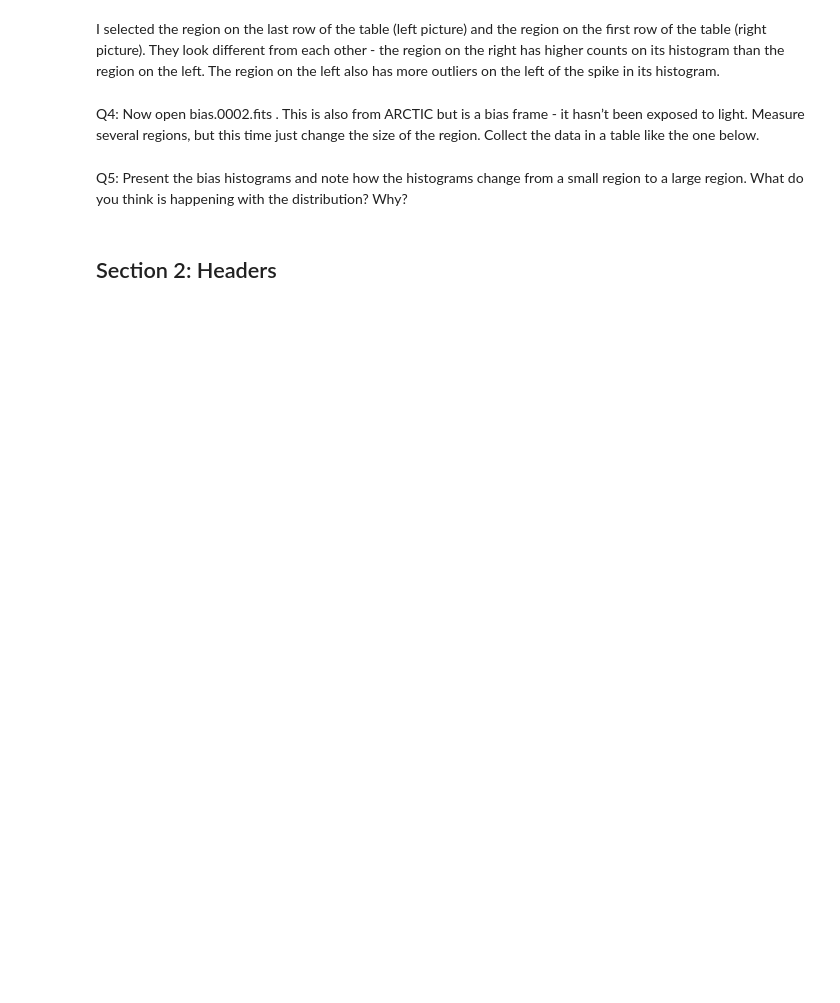
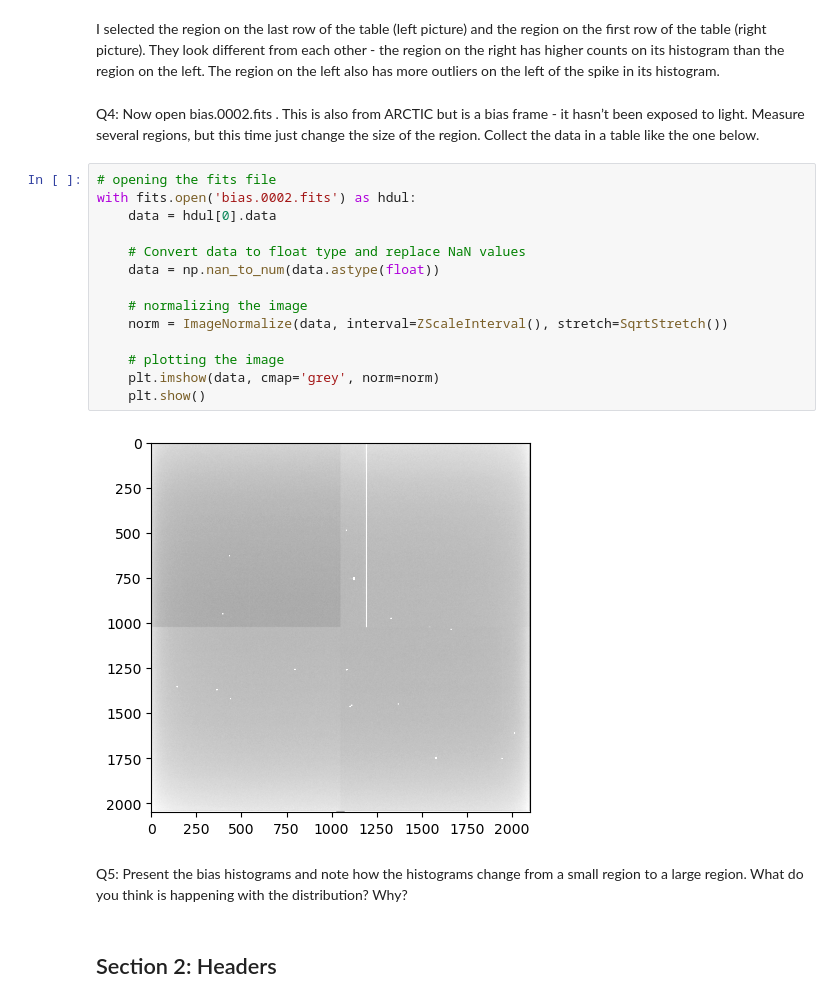
Before and after one commit to emmabacarra/Astr-480, a Jupyter notebook: Lab 2 - FITS Files & Calibration Frames/Lab2.ipynb, the cells around one changed output. Saved outputs shown, nothing was run; the diff lists cells and outputs as text; blank space fills up the shorter version.

```diff
--- a/Unit 2/Lab 2 - FITS Files & Calibration Frames/Lab2.ipynb
+++ b/Lab 2 - FITS Files & Calibration Frames/Lab2.ipynb
@@ -82,6 +83,22 @@ I selected the region on the last row of the table (left picture) and the region
 Q4: Now open bias.0002.fits . This is also from ARCTIC but is a bias frame - it hasn’t been exposed to light.
 Measure several regions, but this time just change the size of the region. Collect the data in a table like the one
 below.
+# %%
+# opening the fits file
+with fits.open('bias.0002.fits') as hdul:
+    data = hdul[0].data
+
+    # Convert data to float type and replace NaN values
+    data = np.nan_to_num(data.astype(float))
+
+    # normalizing the image
+    norm = ImageNormalize(data, interval=ZScaleInterval(), stretch=SqrtStretch())
+
+    # plotting the image
+    plt.imshow(data, cmap='grey', norm=norm)
+    plt.show()
+# %% [output]
+[figure, added]
 # %% [markdown]
 Q5:  Present the bias histograms and note how the histograms change from a small region to a large region. What do
 you think is happening with the distribution? Why?
```
Also changed, not shown: parts of 1 cell of this notebook, 11 other files.
